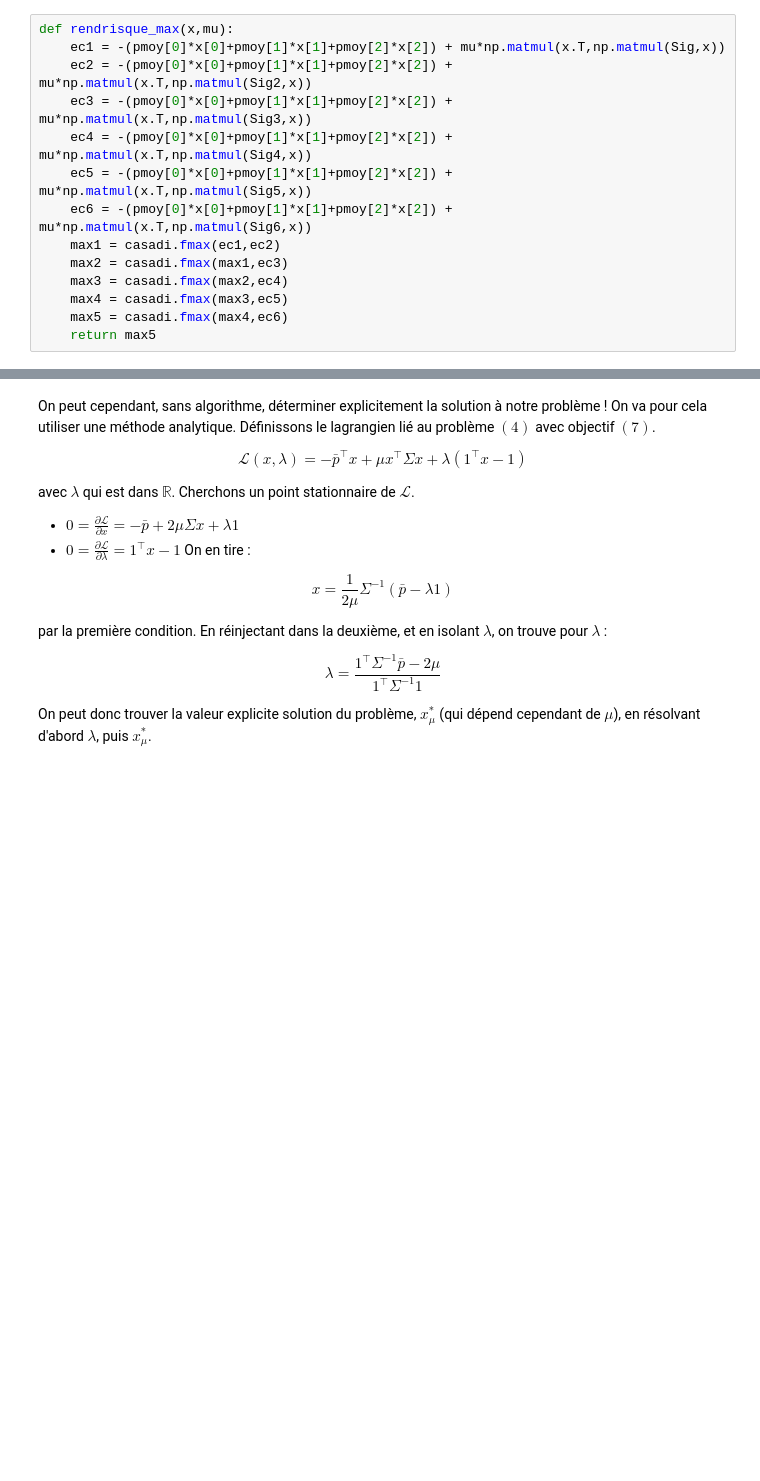
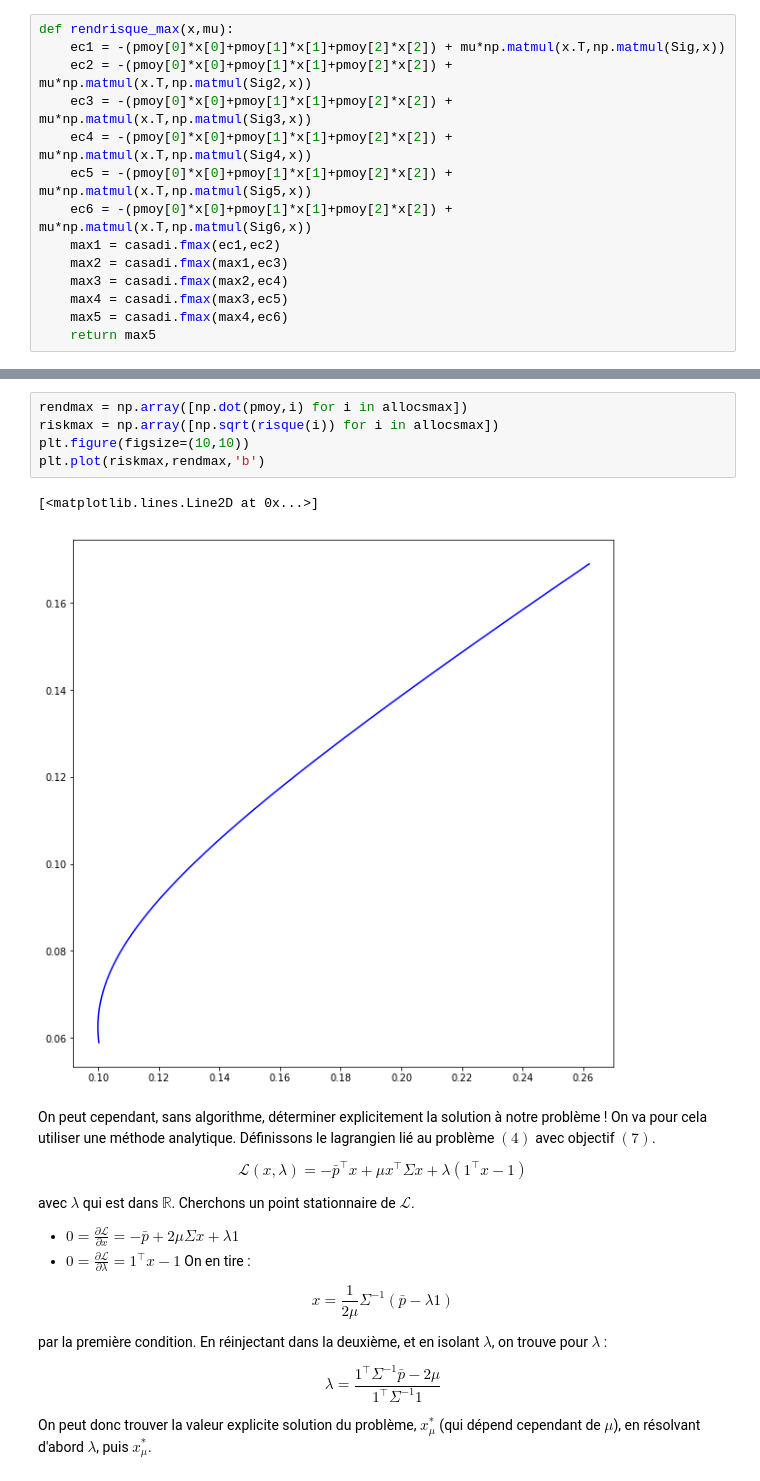
Before and after one commit to RobinWillocquet/projet-markowitz, a Jupyter notebook: Projet_Markowitz.ipynb, the cells around one changed output, grey strips where cells are left out. Cells and saved outputs as stored; diff of their text form; blank space fills up the shorter version.

```diff
--- a/Projet_Markowitz.ipynb
+++ b/Projet_Markowitz.ipynb
@@ -715,3 +715,11 @@ Solver failed. You may use opti.debug.value to investigate the latest values of
+# %%
+rendmax = np.array([np.dot(pmoy,i) for i in allocsmax])
+riskmax = np.array([np.sqrt(risque(i)) for i in allocsmax])
+plt.figure(figsize=(10,10))
+plt.plot(riskmax,rendmax,'b')
+# %% [output]
+[<matplotlib.lines.Line2D at 0x...>]
+[figure, added]
 # %% [markdown]
 On peut cependant, sans algorithme, déterminer explicitement la solution à notre problème ! On va pour cela utiliser une méthode analytique. Définissons le lagrangien lié au problème $(4)$ avec objectif $(7)$.
 
```
Also changed, not shown: parts of 4 cells of this notebook.
